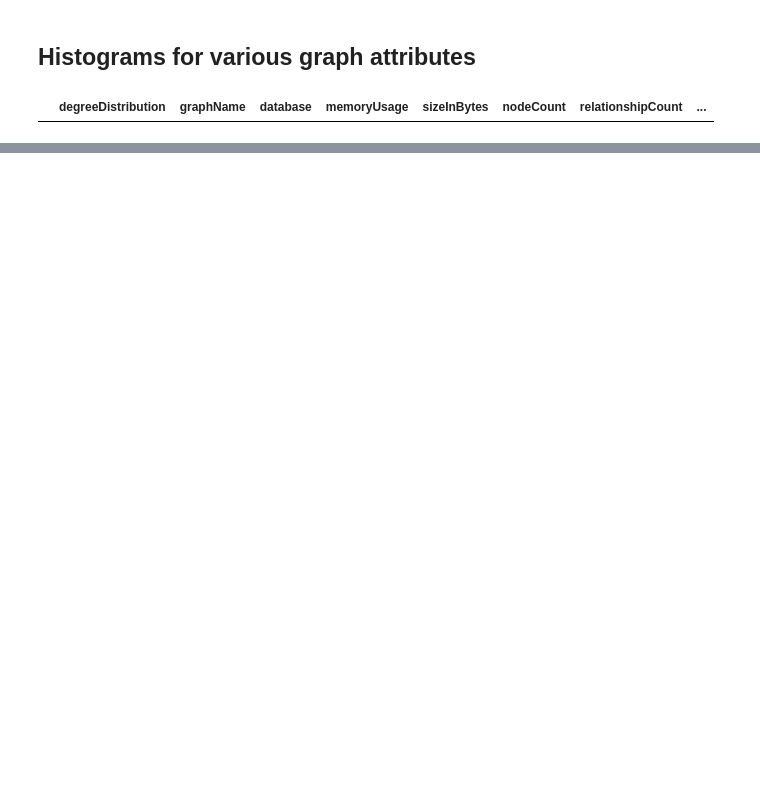
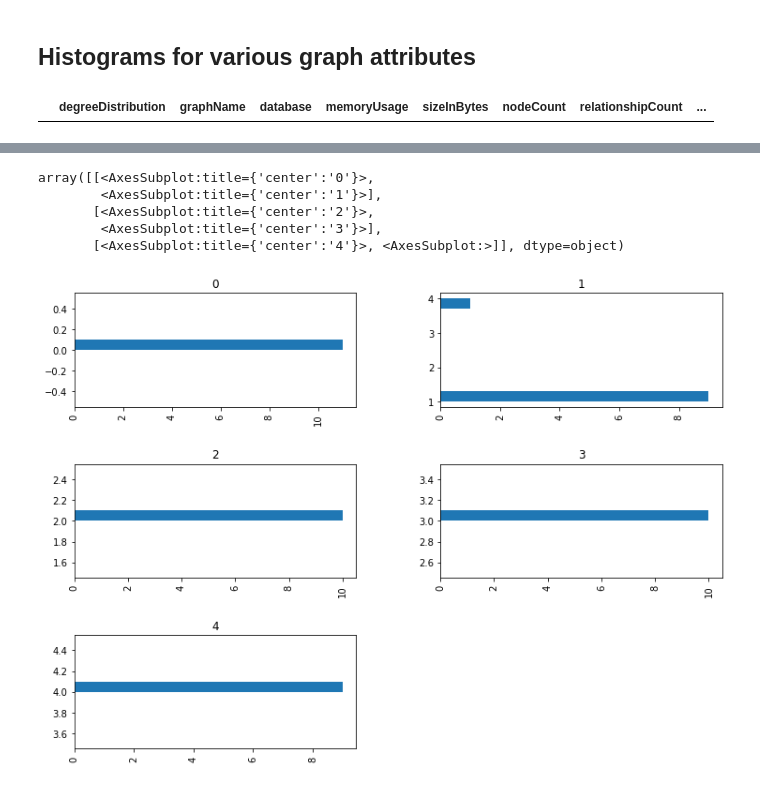
Before and after one commit to Transparency-Information-Language/tilt-graph-analyis, a Jupyter notebook: fake_data.ipynb, the cells around one changed output, grey strips where cells are left out. Drawn from its saved outputs; the diff is of its cells as text; code cells hidden in the pictures; blank space fills up the shorter version.

```diff
--- a/fake_data.ipynb
+++ b/fake_data.ipynb
@@ -632,0 +636,5 @@ Successfully Uploaded: 100.0 per. of tilts
+# %%
+G,_ = gds.graph.project('make_hist',
+                    {'meta': {"properties": 'cluster'}},
+                    ['has_dataShared']
+                )
@@ -632,0 +647,2 @@ Successfully Uploaded: 100.0 per. of tilts
+# %%
+nodes_communities = gds.graph.streamNodeProperties(G, ['cluster', 'community_ml'], separate_property_columns= True)
@@ -632,0 +660,9 @@ Successfully Uploaded: 100.0 per. of tilts
+# %%
+nodes_communities['community_ml'].hist(by=nodes_communities['cluster'], orientation= 'horizontal', figsize=(12,9))
+# %% [output]
+array([[<AxesSubplot:title={'center':'0'}>,
+        <AxesSubplot:title={'center':'1'}>],
+       [<AxesSubplot:title={'center':'2'}>,
+        <AxesSubplot:title={'center':'3'}>],
+       [<AxesSubplot:title={'center':'4'}>, <AxesSubplot:>]], dtype=object)
+[figure, added]
```
Also changed, not shown: parts of 27 cells of this notebook.
